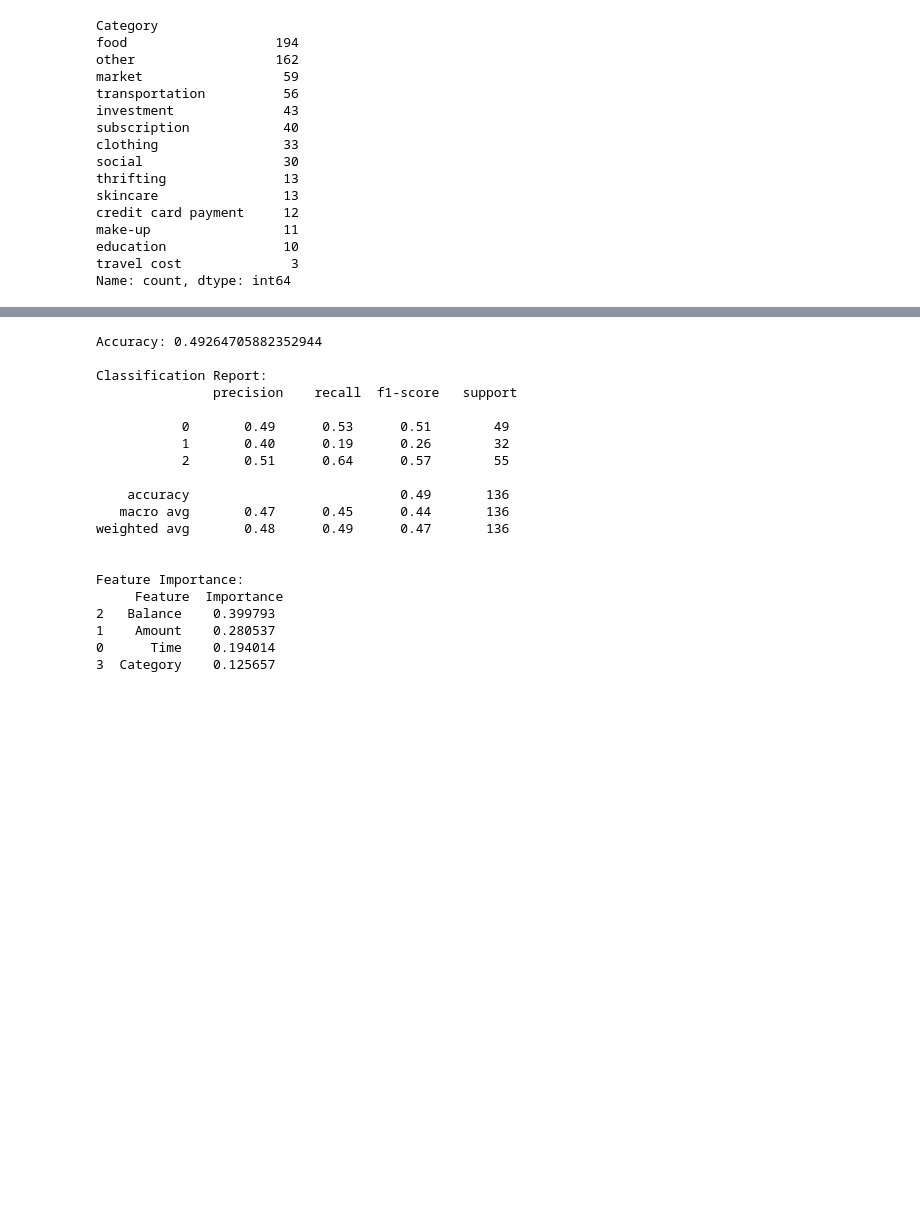
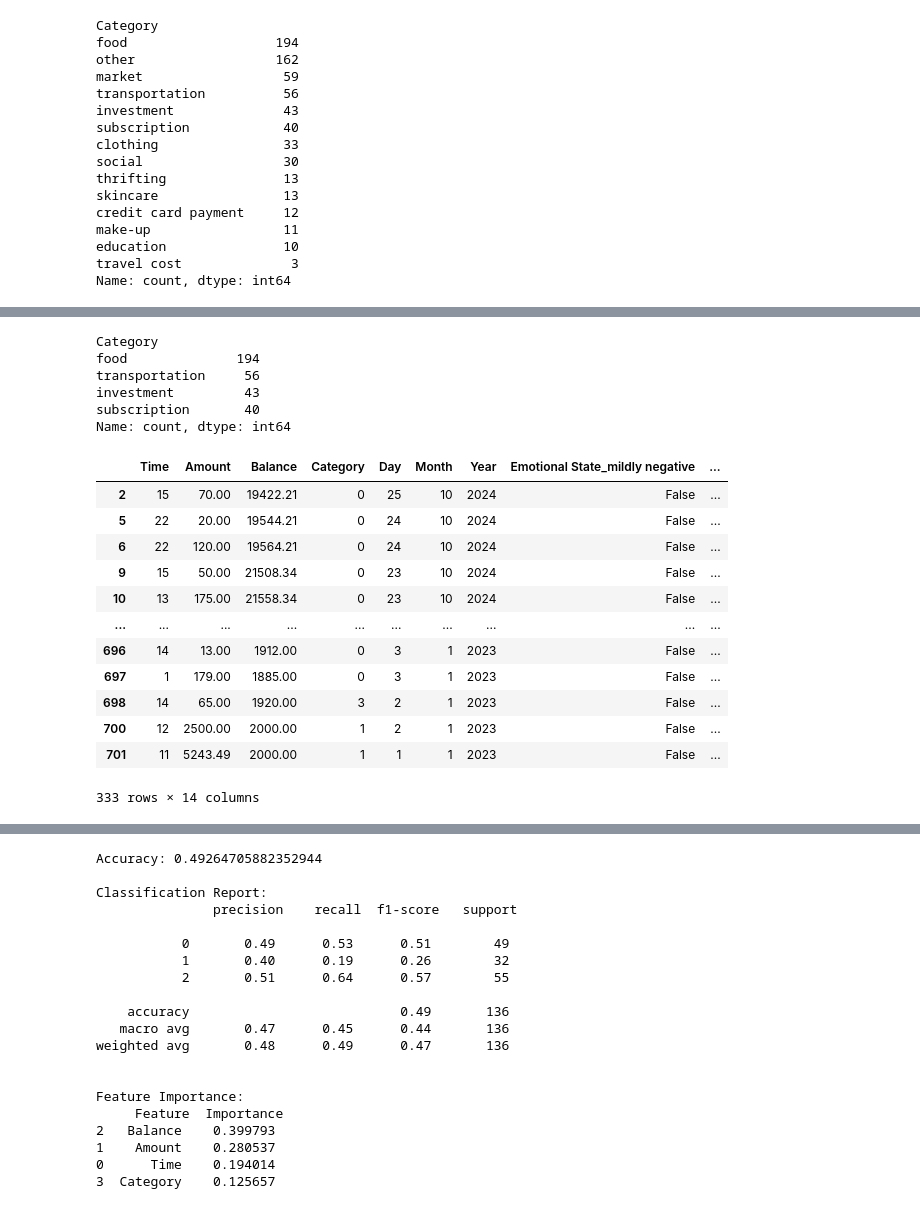
Before and after one commit to sudentrs/DSA210-Data-Science-Term-Project, a Jupyter notebook: ml.ipynb, the cells around one changed output, grey strips where cells are left out. Cells and saved outputs as stored; diff of their text form; code cells hidden in the pictures; blank space fills up the shorter version.

```diff
--- a/ml.ipynb
+++ b/ml.ipynb
@@ -13,9 +14,17 @@ df.drop(columns=['Description'], inplace=True)
 
 # Take the absolute value of the Amount column
 df['Amount'] = df['Amount'].abs()
+df['Time'] = pd.to_datetime(df['Time'], format='%H:%M').dt.hour
 
-df['Date'] = pd.to_datetime(df['Date'])
-df['Time'] = pd.to_datetime(df['Time'], format='%H:%M').dt.hour  # Extract hour
+# Convert 'Date' column to datetime
+df['Date'] = pd.to_datetime(df['Date'], format='%d.%m.%Y')
+
+# Extract day, month, and year from 'Date' column
+df['Day'] = df['Date'].dt.day
+df['Month'] = df['Date'].dt.month
+df['Year'] = df['Date'].dt.year
+
+df.drop(columns=['Date'], inplace=True)
 
 print(df.head())
 # %% [output]
@@ -127,0 +93,30 @@ df['Category'] = le.fit_transform(df['Category'])
+# %%
+category_counts = df['Category'].value_counts()
+print(category_counts)
+# %% [output]
+Category
+food              194
+transportation     56
+investment         43
+subscription       40
+Name: count, dtype: int64
+# %%
+df = df[~df['Category'].isin(['education', 'travel cost', 'credit card payment', 'thrifting', 'make-up', 'skincare', 'other'])]
+le = LabelEncoder()
+df['Category'] = le.fit_transform(df['Category'])
+category_mapping = dict(zip(le.classes_, le.transform(le.classes_)))
+df
+# %% [output]
+|  | Time | Amount | Balance | Category | Day | Month | Year | Emotional State_mildly negative | ... |
+| 2 | 15 | 70.00 | 19422.21 | 0 | 25 | 10 | 2024 | False | ... |
+| 5 | 22 | 20.00 | 19544.21 | 0 | 24 | 10 | 2024 | False | ... |
+| 6 | 22 | 120.00 | 19564.21 | 0 | 24 | 10 | 2024 | False | ... |
+| 9 | 15 | 50.00 | 21508.34 | 0 | 23 | 10 | 2024 | False | ... |
+| 10 | 13 | 175.00 | 21558.34 | 0 | 23 | 10 | 2024 | False | ... |
+| ... | ... | ... | ... | ... | ... | ... | ... | ... | ... |
+| 696 | 14 | 13.00 | 1912.00 | 0 | 3 | 1 | 2023 | False | ... |
+| 697 | 1 | 179.00 | 1885.00 | 0 | 3 | 1 | 2023 | False | ... |
+| 698 | 14 | 65.00 | 1920.00 | 3 | 2 | 1 | 2023 | False | ... |
+| 700 | 12 | 2500.00 | 2000.00 | 1 | 2 | 1 | 2023 | False | ... |
+| 701 | 11 | 5243.49 | 2000.00 | 1 | 1 | 1 | 2023 | False | ... |
+333 rows × 14 columns
```
Also changed, not shown: parts of 14 cells of this notebook, 5 other files.
